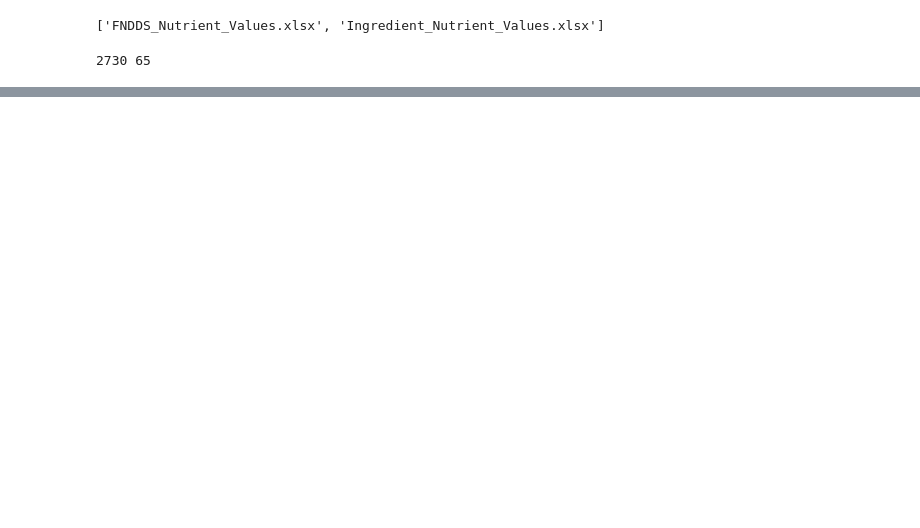
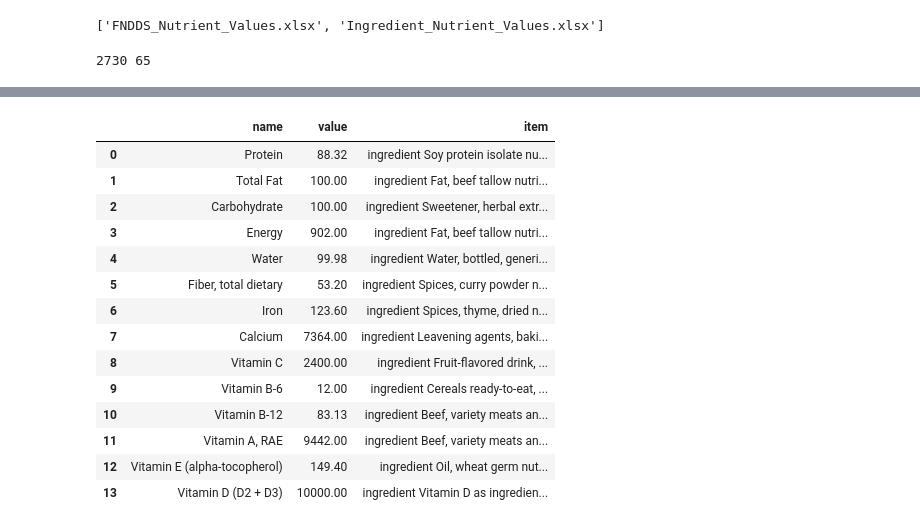
Before and after one commit to ChatPerche/ADA_Project, a Jupyter notebook: nutrients.ipynb, the cells around one changed output, grey strips where cells are left out. Cells and saved outputs as stored; diff of their text form; code cells hidden in the pictures; blank space fills up the shorter version.

Commit message:
finishing nutrient value per food

```diff
--- a/nutrients.ipynb
+++ b/nutrients.ipynb
@@ -145,0 +184,8 @@ ax.imshow(img)
+# %%
+nutrient_list = list(food_nutrient.nutrient.unique())
+selected_nutrients = ["Protein","Total Fat","Carbohydrate","Energy","Water",\
+                      "Fiber, total dietary","Iron",\
+                      "Calcium", "Vitamin C","Vitamin B-6",\
+                      "Vitamin B-12","Vitamin A, RAE","Vitamin E (alpha-tocopherol)"\
+                      ,"Vitamin D (D2 + D3)"]
+set(selected_nutrients) - set(nutrient_list)
@@ -145,0 +197,29 @@ ax.imshow(img)
+# %%
+# # food_nutrient[food_nutrient.nutrient == "Calcium"].sort_values("value", ascending = False).head()
+df = pd.DataFrame(columns = ["name","value","item"])
+for idx, val in enumerate(selected_nutrients):
+    max_val= food_nutrient[food_nutrient.nutrient == val].value.max()
+    max_item = food_nutrient[food_nutrient.nutrient ==val].value.idxmax()
+    max_item = food_nutrient.iloc[max_item]
+    df.loc[idx] = val, max_val, max_item
+df
+# here: issue with vitamin D value.
+# also: the max value is often a supplement / else...
+# that's why it would be best used as a cross-checking tool
+# since this is not our original database, we're not going to spend ages cleaning / arranging it.
+# %% [output]
+|  | name | value | item |
+| 0 | Protein | 88.32 | ingredient Soy protein isolate nu... |
+| 1 | Total Fat | 100.00 | ingredient Fat, beef tallow nutri... |
+| 2 | Carbohydrate | 100.00 | ingredient Sweetener, herbal extr... |
+| 3 | Energy | 902.00 | ingredient Fat, beef tallow nutri... |
+| 4 | Water | 99.98 | ingredient Water, bottled, generi... |
+| 5 | Fiber, total dietary | 53.20 | ingredient Spices, curry powder n... |
+| 6 | Iron | 123.60 | ingredient Spices, thyme, dried n... |
+| 7 | Calcium | 7364.00 | ingredient Leavening agents, baki... |
+| 8 | Vitamin C | 2400.00 | ingredient Fruit-flavored drink, ... |
+| 9 | Vitamin B-6 | 12.00 | ingredient Cereals ready-to-eat, ... |
+| 10 | Vitamin B-12 | 83.13 | ingredient Beef, variety meats an... |
+| 11 | Vitamin A, RAE | 9442.00 | ingredient Beef, variety meats an... |
+| 12 | Vitamin E (alpha-tocopherol) | 149.40 | ingredient Oil, wheat germ nut... |
+| 13 | Vitamin D (D2 + D3) | 10000.00 | ingredient Vitamin D as ingredien... |
```
Also changed, not shown: parts of 16 cells of this notebook, 1 other file.
